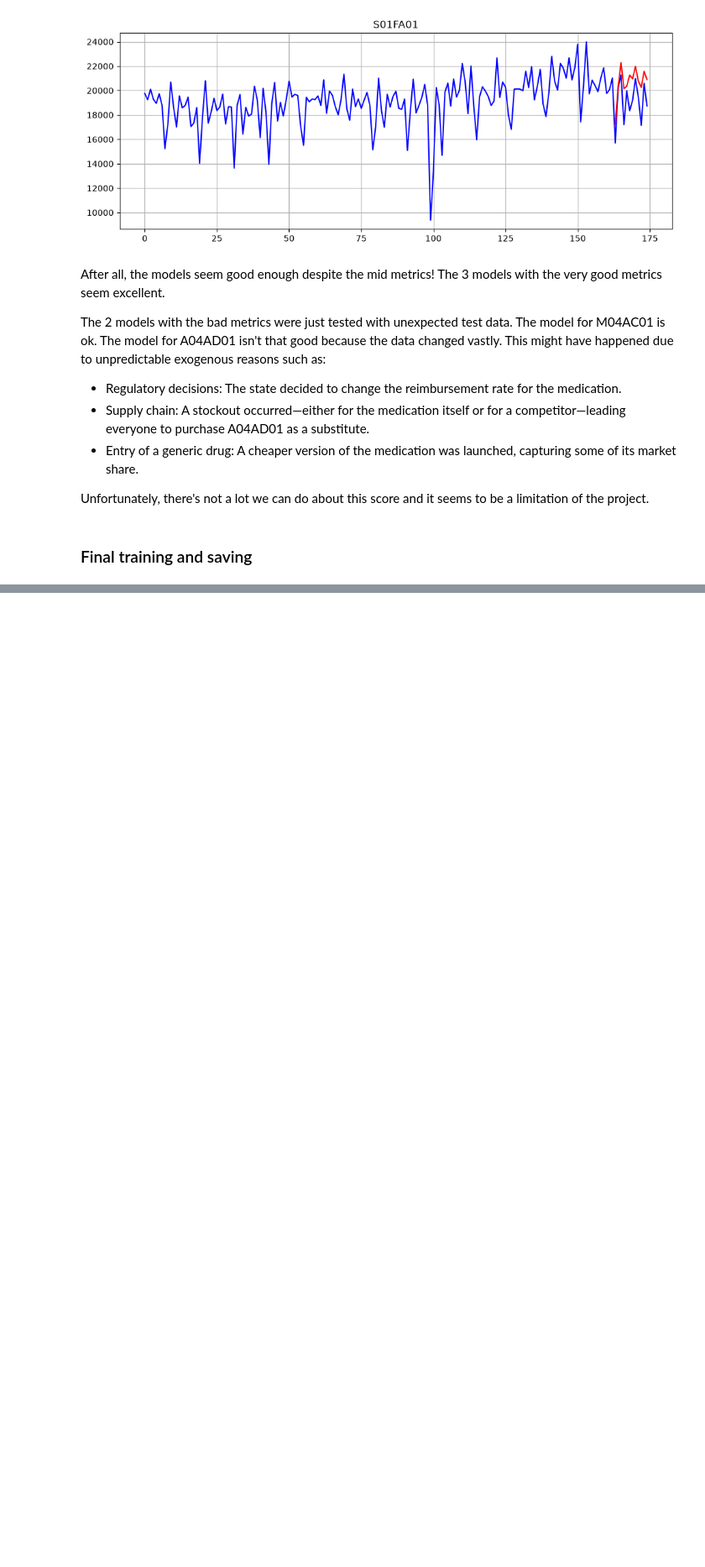
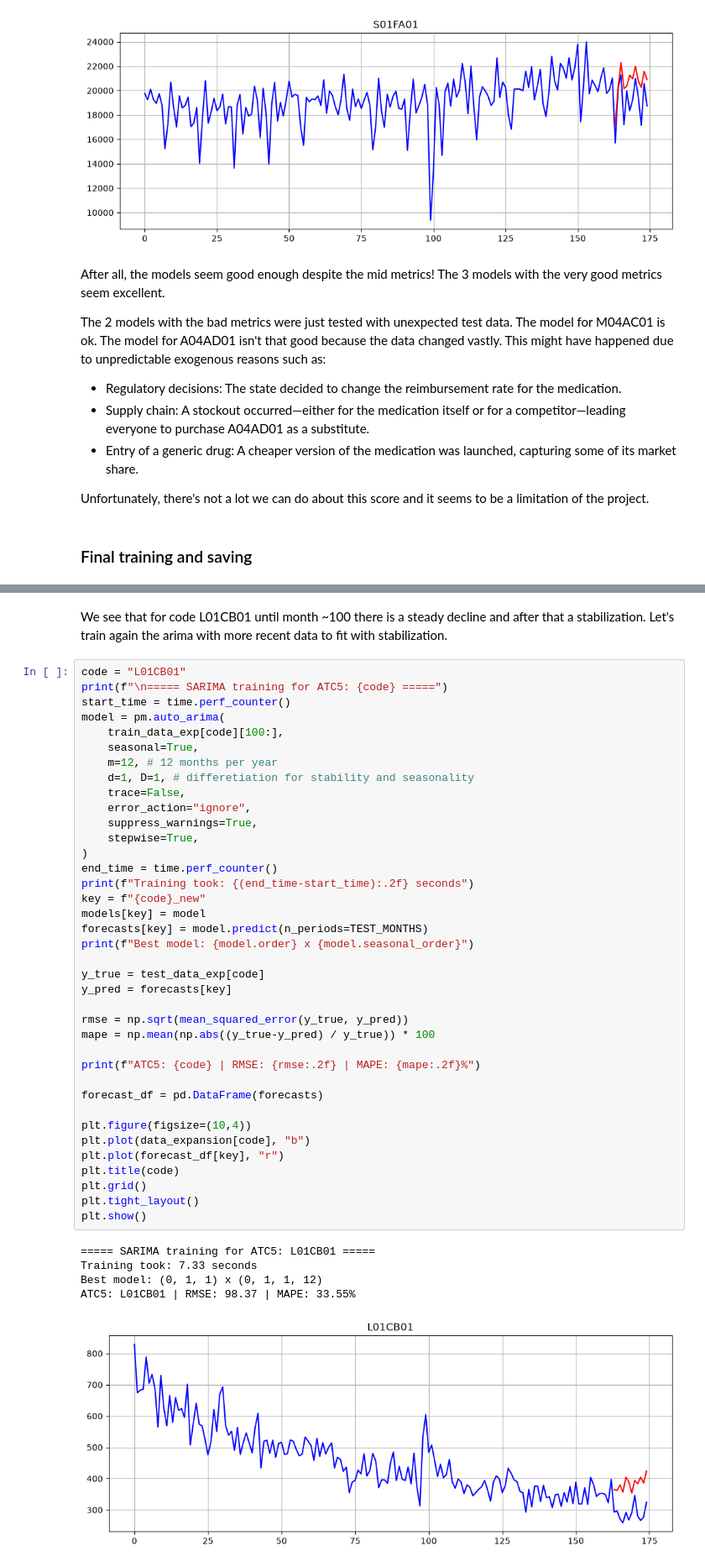
Before and after one commit to T0L1S/AgriPharm_Track3_EthnoHack_2026, a Jupyter notebook: src/agripharm_track3_ethnohack_2026/forecasting/model.ipynb, the cells around one changed output, grey strips where cells are left out. Shown at 84% size. Saved outputs shown, nothing was run; the diff lists cells and outputs as text; blank space fills up the shorter version.

```diff
--- a/src/agripharm_track3_ethnohack_2026/forecasting/model.ipynb
+++ b/src/agripharm_track3_ethnohack_2026/forecasting/model.ipynb
@@ -223,0 +337,46 @@ Saved at: C:\Users\chris\Desktop\MyCode\ethnohack_2026\AgriPharm\AgriPharm_Track
+# %% [markdown]
+We see that for code L01CB01 until month ~100 there is a steady decline and after that a stabilization. Let's train again the arima with more recent data to fit with stabilization.
+# %%
+code = "L01CB01"
+print(f"\n===== SARIMA training for ATC5: {code} =====")
+start_time = time.perf_counter()
+model = pm.auto_arima(
+    train_data_exp[code][100:],
+    seasonal=True,
+    m=12, # 12 months per year
+    d=1, D=1, # differetiation for stability and seasonality
+    trace=False,
+    error_action="ignore",
+    suppress_warnings=True,
+    stepwise=True,
+)
+end_time = time.perf_counter()
+print(f"Training took: {(end_time-start_time):.2f} seconds")
+key = f"{code}_new"
+models[key] = model
+forecasts[key] = model.predict(n_periods=TEST_MONTHS)
+print(f"Best model: {model.order} x {model.seasonal_order}")
+
+y_true = test_data_exp[code]
+y_pred = forecasts[key]
+
+rmse = np.sqrt(mean_squared_error(y_true, y_pred))
+mape = np.mean(np.abs((y_true-y_pred) / y_true)) * 100
+
+print(f"ATC5: {code} | RMSE: {rmse:.2f} | MAPE: {mape:.2f}%")
+
+forecast_df = pd.DataFrame(forecasts)
+
+plt.figure(figsize=(10,4))
+plt.plot(data_expansion[code], "b")
+plt.plot(forecast_df[key], "r")
+plt.title(code)
+plt.grid()
+plt.tight_layout()
+plt.show()
+# %% [output]
+===== SARIMA training for ATC5: L01CB01 =====
+Training took: 7.33 seconds
+Best model: (0, 1, 1) x (0, 1, 1, 12)
+ATC5: L01CB01 | RMSE: 98.37 | MAPE: 33.55%
+[figure, added]
```
Also changed, not shown: parts of 20 cells of this notebook, 5 other files.
